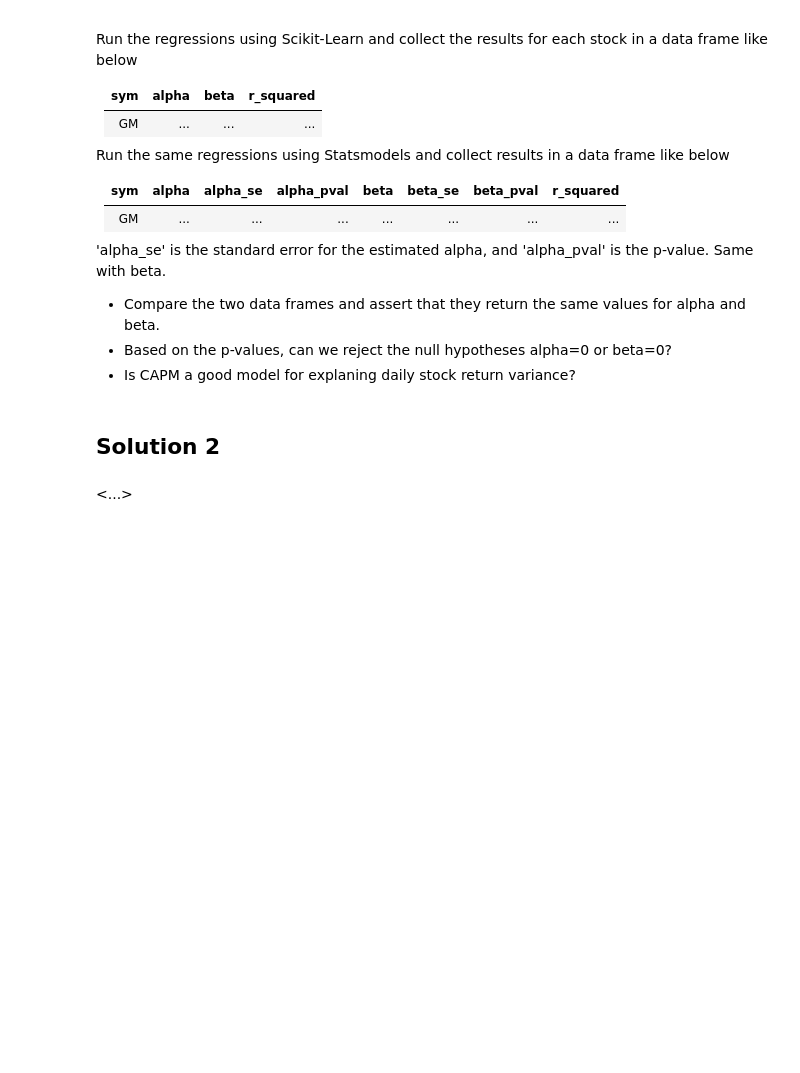
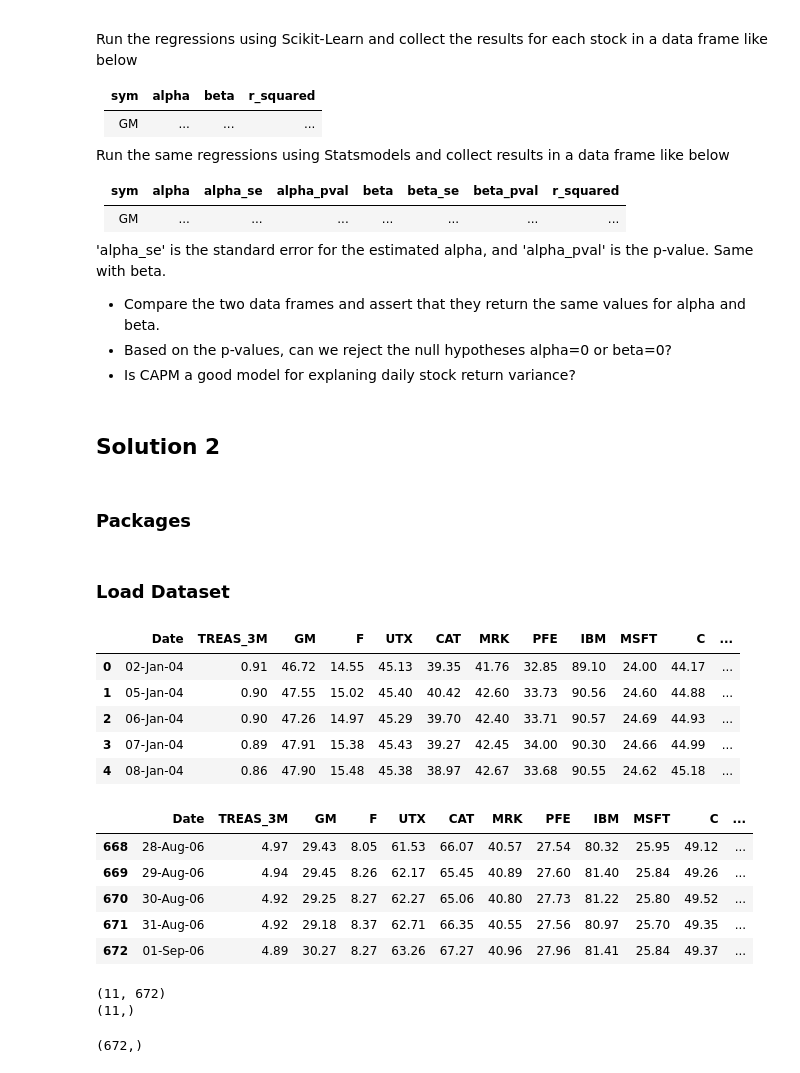
Before and after one commit to fionaliuyu/hello-world, a Jupyter notebook: HW01-LinearRegression.ipynb, the cells around one changed output. Saved outputs shown, nothing was run; the diff lists cells and outputs as text; code cells hidden in the pictures; blank space fills up the shorter version.

```diff
--- a/HW01-LinearRegression.ipynb
+++ b/HW01-LinearRegression.ipynb
@@ -85,4 +142,4 @@ Run the same regressions using Statsmodels and collect results in a data frame l
 # %% [markdown]
 ## Solution 2
 # %% [markdown]
-<...>
+### Packages
@@ -88,0 +158,47 @@ Run the same regressions using Statsmodels and collect results in a data frame l
+# %% [markdown]
+### Load Dataset
+# %%
+datapath = '/Users/yuliu/Documents/7773 Machine Learning/Data/stock-treasury-2004_2006.csv'
+stock_data=pd.read_csv(datapath)
+display(stock_data.head())
+display(stock_data.tail())
+# %% [output]
+|  | Date | TREAS_3M | GM | F | UTX | CAT | MRK | PFE | IBM | MSFT | C | ... |
+| 0 | 02-Jan-04 | 0.91 | 46.72 | 14.55 | 45.13 | 39.35 | 41.76 | 32.85 | 89.10 | 24.00 | 44.17 | ... |
+| 1 | 05-Jan-04 | 0.90 | 47.55 | 15.02 | 45.40 | 40.42 | 42.60 | 33.73 | 90.56 | 24.60 | 44.88 | ... |
+| 2 | 06-Jan-04 | 0.90 | 47.26 | 14.97 | 45.29 | 39.70 | 42.40 | 33.71 | 90.57 | 24.69 | 44.93 | ... |
+| 3 | 07-Jan-04 | 0.89 | 47.91 | 15.38 | 45.43 | 39.27 | 42.45 | 34.00 | 90.30 | 24.66 | 44.99 | ... |
+| 4 | 08-Jan-04 | 0.86 | 47.90 | 15.48 | 45.38 | 38.97 | 42.67 | 33.68 | 90.55 | 24.62 | 45.18 | ... |
+|  | Date | TREAS_3M | GM | F | UTX | CAT | MRK | PFE | IBM | MSFT | C | ... |
+| 668 | 28-Aug-06 | 4.97 | 29.43 | 8.05 | 61.53 | 66.07 | 40.57 | 27.54 | 80.32 | 25.95 | 49.12 | ... |
+| 669 | 29-Aug-06 | 4.94 | 29.45 | 8.26 | 62.17 | 65.45 | 40.89 | 27.60 | 81.40 | 25.84 | 49.26 | ... |
+| 670 | 30-Aug-06 | 4.92 | 29.25 | 8.27 | 62.27 | 65.06 | 40.80 | 27.73 | 81.22 | 25.80 | 49.52 | ... |
+| 671 | 31-Aug-06 | 4.92 | 29.18 | 8.37 | 62.71 | 66.35 | 40.55 | 27.56 | 80.97 | 25.70 | 49.35 | ... |
+| 672 | 01-Sep-06 | 4.89 | 30.27 | 8.27 | 63.26 | 67.27 | 40.96 | 27.96 | 81.41 | 25.84 | 49.37 | ... |
+# %%
+#For each stock and the SP index compute one-day returns as:𝑟𝑡=𝑃𝑡+1/𝑃𝑡 −1
+stock_price=np.array(['GM', 'F', 'UTX', 'CAT', 'MRK', 'PFE', 'IBM', 'MSFT', 'C', 'XOM', 'SP'])
+total_stock_return=[]
+total_stock_return_withName=[]
+for i in range(len(stock_price)):
+    stock=stock_data[stock_price[i]]
+    single_stock_return=[]
+    for j in range(len(stock)):
+        if j!=0:
+            single_stock_return.append(stock[j]/stock[j-1]-1)
+    total_stock_return.append(single_stock_return)
+    total_stock_return_withName.append({stock_price[i]:total_stock_return[i]})
+total_stock_return=np.array(total_stock_return)
+total_stock_return_withName=np.array(total_stock_return_withName)
+print(total_stock_return.shape)
+print(total_stock_return_withName.shape)
+# %% [output]
+(11, 672)
+(11,)
+# %%
+#For the treasury notes, assume that the 3-month yield is realized over 90 days, so turn it into daily by dividing by 90.
+TreasuryNote_daily_yield=stock_data['TREAS_3M']/90/100
+TreasuryNote_daily_yield=np.array(TreasuryNote_daily_yield[:-1])
+print(TreasuryNote_daily_yield.shape)
+# %% [output]
+(672,)
```
Also changed, not shown: parts of 13 cells of this notebook, 1 other file.
